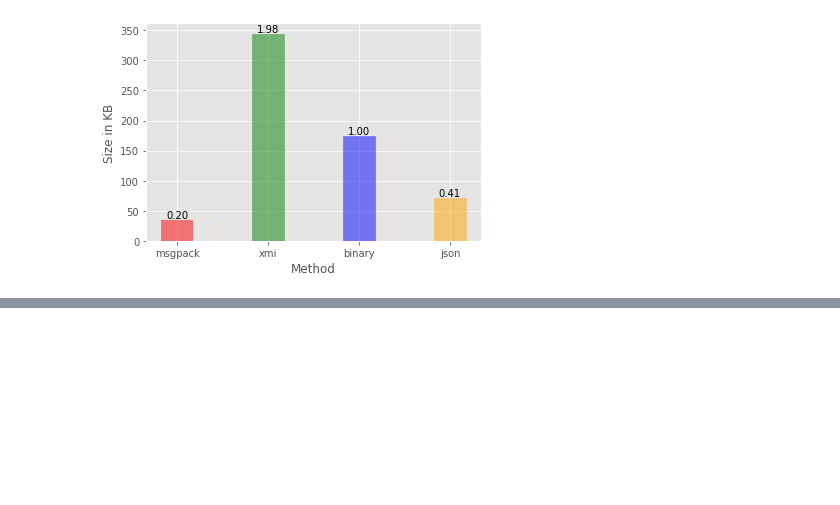
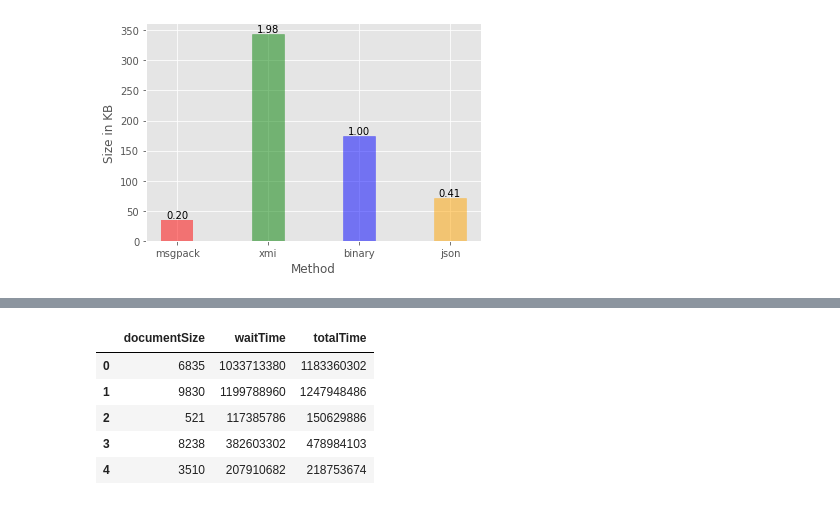
Before and after one commit to texttechnologylab/DockerUnifiedUIMAInterface, a Jupyter notebook: benchmark_containers/analysis.ipynb, the cells around one changed output, grey strips where cells are left out. Drawn from its saved outputs; the diff is of its cells as text; code cells hidden in the pictures; blank space fills up the shorter version.

```diff
--- a/benchmark_containers/analysis.ipynb
+++ b/benchmark_containers/analysis.ipynb
@@ -720,0 +721,9 @@ df_an_java["durationComponentTotal"].mean()
+# %%
+df_wait.head()
+# %% [output]
+|  | documentSize | waitTime | totalTime |
+| 0 | 6835 | 1033713380 | 1183360302 |
+| 1 | 9830 | 1199788960 | 1247948486 |
+| 2 | 521 | 117385786 | 150629886 |
+| 3 | 8238 | 382603302 | 478984103 |
+| 4 | 3510 | 207910682 | 218753674 |
```
Also changed, not shown: parts of 4 cells of this notebook, 3 other files.
